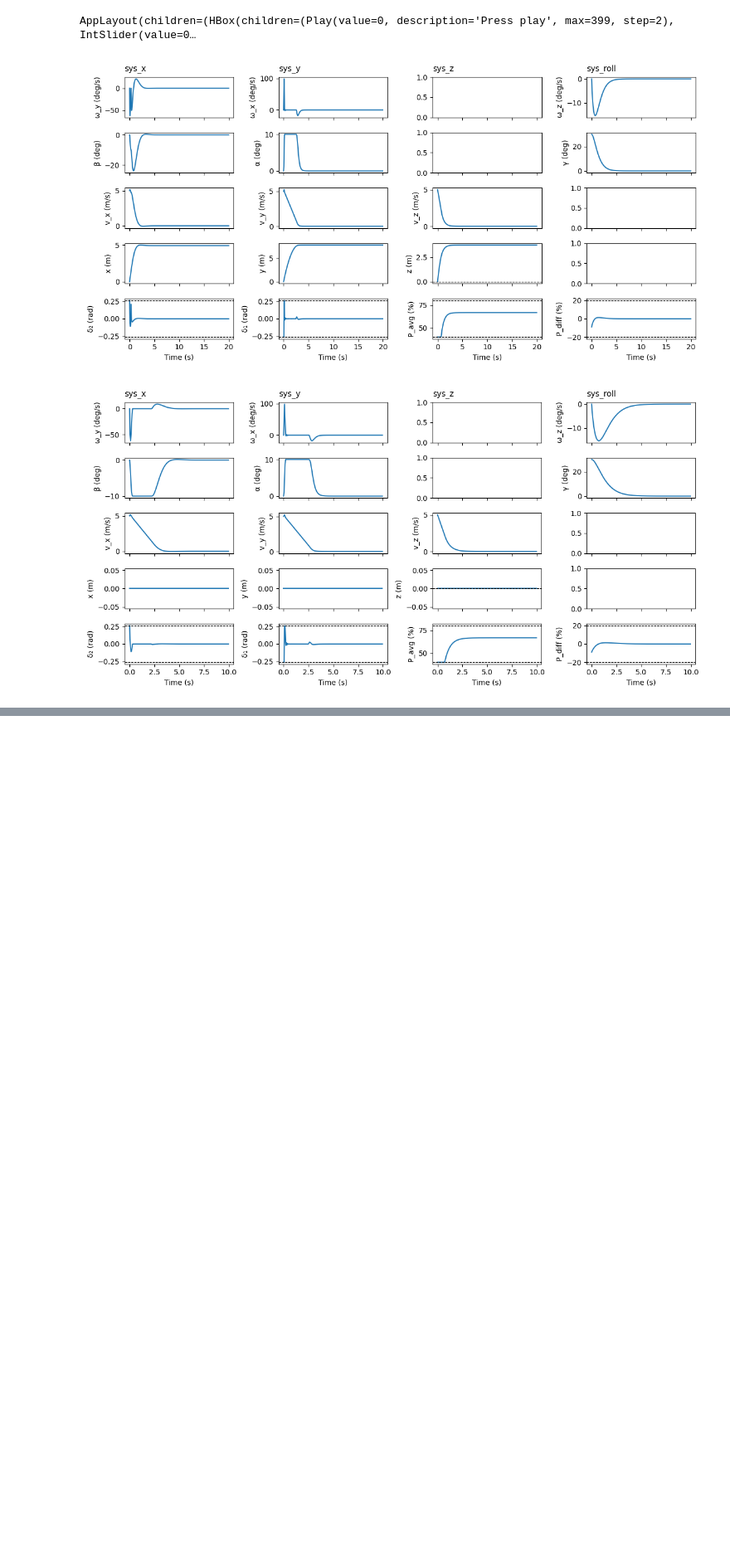
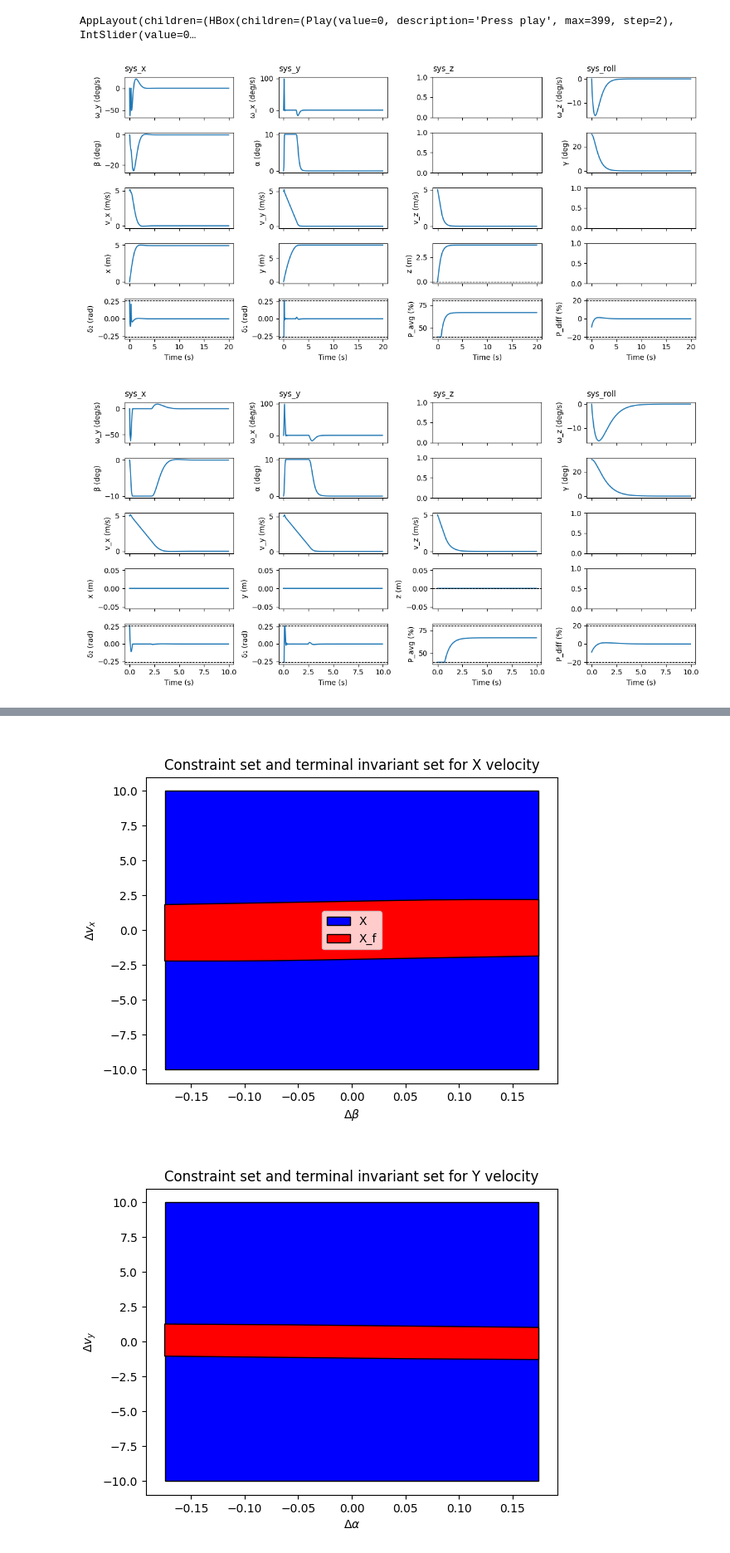
Before and after one commit to eglantinedurand/MPC_project, a Jupyter notebook: project/Deliverable_3_1/Deliverable_3_1.ipynb, the cells around one changed output, grey strips where cells are left out. Shown at 83% size. Drawn from its saved outputs; the diff is of its cells as text; code cells hidden in the pictures; blank space fills up the shorter version.

Commit message:
ajout de nouveau de plots terminal set du 3.1

```diff
--- a/project/Deliverable_3_1/Deliverable_3_1.ipynb
+++ b/project/Deliverable_3_1/Deliverable_3_1.ipynb
@@ -113,3 +113,81 @@ plot_static_states_inputs(
 )
 # %% [output]
 [figure]
+# %%
+import matplotlib.pyplot as plt
+from LinearMPC_deliverable_3_1.MPCControl_xvel import MPCControl_xvel
+from LinearMPC_deliverable_3_1.MPCControl_yvel import MPCControl_yvel
+from LinearMPC_deliverable_3_1.MPCControl_zvel import MPCControl_zvel
+from LinearMPC_deliverable_3_1.MPCControl_roll import MPCControl_roll
+
+
+P = [1, 2]  # indices in xvel state [ωy, β, vx] -> (β, vx)
+A, B = rocket.linearize(xs, us)
+mpc_x = MPCControl_xvel(A, B, xs, us, Ts, H) # Full 12x12 A and 12x4 B matrices
+mpc_y = MPCControl_yvel(A, B, xs, us, Ts, H) # Full 12x12 A and 12x4 B matrices
+mpc_z = MPCControl_zvel(A, B, xs, us, Ts, H) # Full 12x12 A and 12x4 B matrices
+mpc_roll = MPCControl_roll(A, B, xs, us, Ts, H) # Full 12x12 A and 12x4 B matrices
+
+Xproj_x  = mpc_x._X.projection(P)
+Xfproj_x = mpc_x._Xf.projection(P)
+
+fig, ax = plt.subplots()
+Xproj_x.plot(ax=ax, color ="blue", label=r"X")     # state constraint set X (projected)
+Xfproj_x.plot(ax=ax, color="red", label=r"X_f")    # terminal set (projected)
+
+ax.set_title(r"Constraint set and terminal invariant set for X velocity")
+ax.set_xlabel(r"$\Delta\beta$")
+ax.set_ylabel(r"$\Delta v_x$")
+plt.legend()
+plt.show()
+
+
+
+Xproj_y  = mpc_y._X.projection(P)
+Xfproj_y = mpc_y._Xf.projection(P)
+
+
+
+fig, ax = plt.subplots()
+Xproj_y.plot(ax=ax, color ="blue", label=r"X")
+Xfproj_y.plot(ax=ax, color="red", label=r"X_f")
+
+ax.set_title(r"Constraint set and terminal invariant set for Y velocity")
+ax.set_xlabel(r"$\Delta\alpha$")
+ax.set_ylabel(r"$\Delta v_y$")
+plt.show()
+
+
+
+
+def interval_from_poly(P):
+    A = np.array(P.A, dtype=float).flatten()
+    b = np.array(P.b, dtype=float).flatten()
+    ub = np.min(b[A > 0] / A[A > 0])
+    lb = np.max(b[A < 0] / A[A < 0])
+    return lb, ub
+
+lbX, ubX = interval_from_poly(mpc_z._X)
+lbXf, ubXf = interval_from_poly(mpc_z._Xf)
+
+fig, ax = plt.subplots()
+ax.hlines(0.0, lbX, ubX, color="blue",linewidth=4, label=r"$X$")
+ax.hlines(0.0, lbXf, ubXf, color="red",linewidth=4, label=r"$X_f$")
+ax.set_title(r"Constraint set and terminal invariant set for Z velocity")
+ax.set_xlabel(r"$\Delta v_z$")
+ax.set_yticks([])
+ax.grid(True)
+ax.legend()
+plt.show()
+
+
+fig, ax = plt.subplots()
+
+mpc_roll._X.plot(ax=ax, color ="blue", label=r"X")
+mpc_roll._Xf.plot(ax=ax,color="red", label=r"X_f")
+
+ax.set_title(r"Constraint set and terminal invariant set for roll")
+ax.set_xlabel(r"$\Delta \omega_z$")
+ax.set_ylabel(r"$\Delta \gamma$")
+plt.show()
+# %% [output]
@@ -115,0 +196,2 @@ plot_static_states_inputs(
+[figure, added]
+[figure, added]
```
Also changed, not shown: parts of 2 cells of this notebook.
